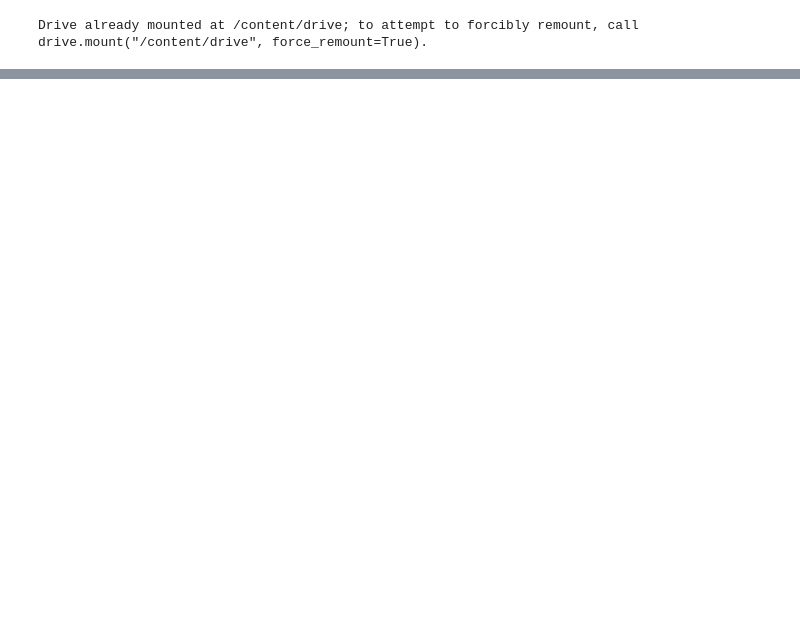
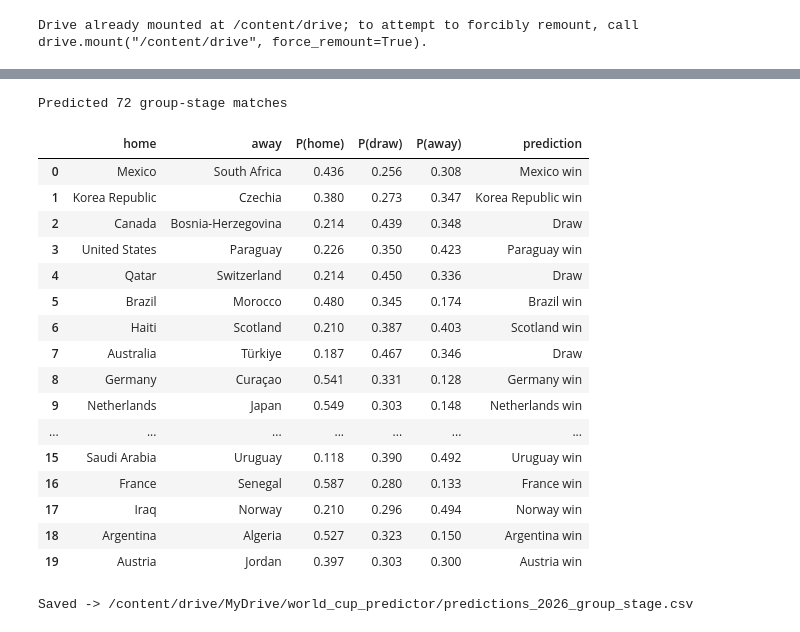
Before and after one commit to davidscottconrad/machine_learning_proj, a Jupyter notebook: World_Cup_Predictor.ipynb, the cells around one changed output, grey strips where cells are left out. Saved outputs shown, nothing was run; the diff lists cells and outputs as text; code cells hidden in the pictures; blank space fills up the shorter version.

```diff
--- a/World_Cup_Predictor.ipynb
+++ b/World_Cup_Predictor.ipynb
@@ -140,0 +352,22 @@ Part 2: Train-test split
+# %%
+# Fit the FIFA-points -> Elo bridge on teams that have both
+both = [(pts_by_norm[n], elo_by_norm[n]) for n in pts_by_norm if n in elo_by_norm]
+pts_arr, elo_arr = np.array(both).T
+b1, b0 = np.polyfit(pts_arr, elo_arr, 1)
+print(f'Bridge:  Elo ~= {b0:.1f} + {b1:.3f} * FIFA_points   (n={len(both)}, '
+      f'corr={np.corrcoef(pts_arr, elo_arr)[0,1]:.2f})')
+
+def resolve(name):
+    """Best available name key for a 2026 team (mapped -> raw), accent-insensitive."""
+    for cand in (NAME_MAP.get(name, name), name):
+        if norm(cand) in elo_by_norm or norm(cand) in pts_by_norm:
+            return norm(cand)
+    return norm(name)
+
+def team_feats(name):
+    key = resolve(name)
+    if key in elo_by_norm:
+        return elo_by_norm[key], form_by_norm.get(key, 0.0), wr_by_norm.get(key, 0.5)
+    if key in pts_by_norm:                 # no WC history -> bridge from FIFA points
+        return b0 + b1 * pts_by_norm[key], 0.0, 0.5
+    return 1400.0, 0.0, 0.5                 # last-resort weak prior
@@ -140,0 +398,44 @@ Part 2: Train-test split
+# %%
+# Predict every 2026 group-stage fixture with the Random Forest
+def predict_match(home, away, model=rf):
+    eh, fh, wh = team_feats(home)
+    ea, fa, wa = team_feats(away)
+    x = pd.DataFrame([[eh - ea, fh - fa, wh - wa]], columns=FEATURES)
+    p = model.predict_proba(x)[0]           # [P(A/away win), P(draw), P(H/home win)]
+    return p[2], p[1], p[0]
+
+rows = []
+for _, g in schedule.iterrows():
+    ph, pd_, pa = predict_match(g.home_team, g.away_team)
+    outcome = max([(ph, f'{g.home_team} win'), (pd_, 'Draw'), (pa, f'{g.away_team} win')])[1]
+    rows.append([g.home_team, g.away_team, round(ph, 3), round(pd_, 3), round(pa, 3), outcome])
+
+preds_2026 = pd.DataFrame(rows, columns=['home', 'away', 'P(home)', 'P(draw)', 'P(away)', 'prediction'])
+print(f'Predicted {len(preds_2026)} group-stage matches')
+display(preds_2026.head(20))
+# %% [output]
+Predicted 72 group-stage matches
+|  | home | away | P(home) | P(draw) | P(away) | prediction |
+| 0 | Mexico | South Africa | 0.436 | 0.256 | 0.308 | Mexico win |
+| 1 | Korea Republic | Czechia | 0.380 | 0.273 | 0.347 | Korea Republic win |
+| 2 | Canada | Bosnia-Herzegovina | 0.214 | 0.439 | 0.348 | Draw |
+| 3 | United States | Paraguay | 0.226 | 0.350 | 0.423 | Paraguay win |
+| 4 | Qatar | Switzerland | 0.214 | 0.450 | 0.336 | Draw |
+| 5 | Brazil | Morocco | 0.480 | 0.345 | 0.174 | Brazil win |
+| 6 | Haiti | Scotland | 0.210 | 0.387 | 0.403 | Scotland win |
+| 7 | Australia | Türkiye | 0.187 | 0.467 | 0.346 | Draw |
+| 8 | Germany | Curaçao | 0.541 | 0.331 | 0.128 | Germany win |
+| 9 | Netherlands | Japan | 0.549 | 0.303 | 0.148 | Netherlands win |
+| ... | ... | ... | ... | ... | ... | ... |
+| 15 | Saudi Arabia | Uruguay | 0.118 | 0.390 | 0.492 | Uruguay win |
+| 16 | France | Senegal | 0.587 | 0.280 | 0.133 | France win |
+| 17 | Iraq | Norway | 0.210 | 0.296 | 0.494 | Norway win |
+| 18 | Argentina | Algeria | 0.527 | 0.323 | 0.150 | Argentina win |
+| 19 | Austria | Jordan | 0.397 | 0.303 | 0.300 | Austria win |
+# %%
+# Optional: save predictions back to Drive
+out_path = os.path.join(base_path, 'predictions_2026_group_stage.csv')
+preds_2026.to_csv(out_path, index=False)
+print('Saved ->', out_path)
+# %% [output]
+Saved -> /content/drive/MyDrive/world_cup_predictor/predictions_2026_group_stage.csv
```
Also changed, not shown: parts of 32 cells of this notebook, 44 other files.
